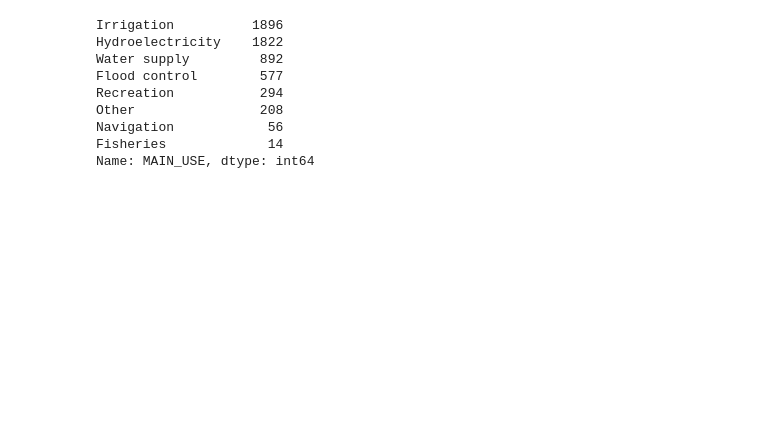
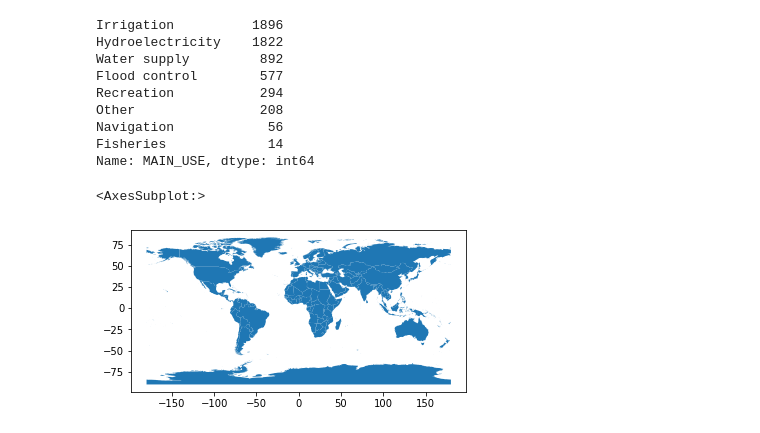
Before and after one commit to brianpinke/ea-2021-final-project-dam-project, a Jupyter notebook: grand-data-ex.ipynb, the cells around one changed output. Drawn from its saved outputs; the diff is of its cells as text; code cells hidden in the pictures; blank space fills up the shorter version.

```diff
--- a/grand-data-ex.ipynb
+++ b/grand-data-ex.ipynb
@@ -76,3 +94,18 @@ Other                208
 Navigation            56
 Fisheries             14
 Name: MAIN_USE, dtype: int64
+# %%
+# Import country boundaries
+countries_path = os.path.join("data", "earthpy-downloads", "country-borders",
+                              "99bfd9e7-bb42-4728-87b5-07f8c8ac631c2020328-1-1vef4ev.lu5nk.shp")
+countries_border = gpd.read_file(countries_path)
+# THE continent border is not needed, same map with less boundaries
+# continent_path = os.path.join("data", "earthpy-downloads", "continent-poly", "Continents.shp")
+# continent_border = gpd.read_file(continent_path)
+# # all shape files are in same CRS, espg 4326
+# # Appending boundaries
+# joined = countries_border.geometry.append(continent_border.geometry)
+countries_border.plot()
+# %% [output]
+<AxesSubplot:>
+[figure, added]
```
Also changed, not shown: parts of 15 cells of this notebook.
